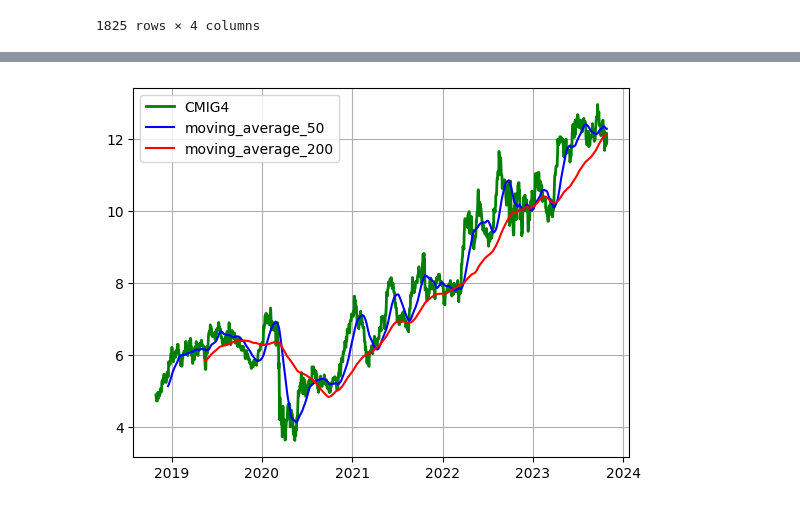
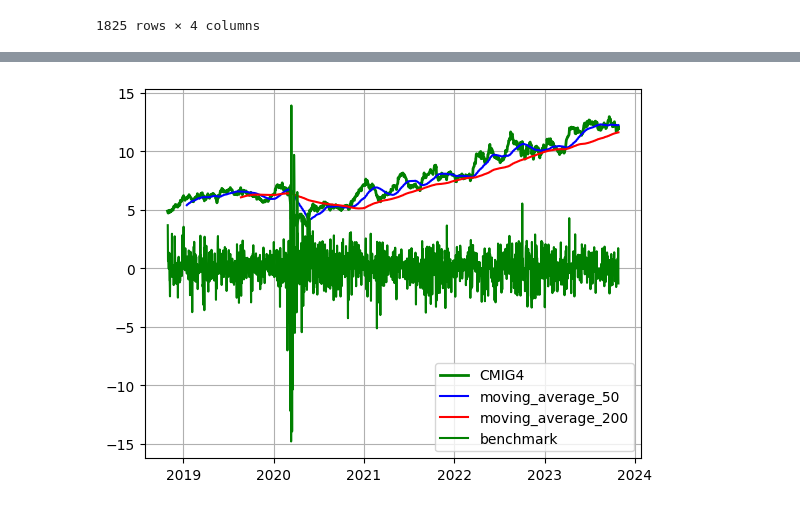
Before and after one commit to furlancad/Estudo-PMF, a Jupyter notebook: Análise_de_Ação.ipynb, the cells around one changed output, grey strips where cells are left out. Drawn from its saved outputs; the diff is of its cells as text; code cells hidden in the pictures.

```diff
--- a/Análise_de_Ação.ipynb
+++ b/Análise_de_Ação.ipynb
@@ -15,4 +20,5 @@ acao + '.SA'
 # %%
-acao = yf.download('CMIG4.SA', period='5y', auto_adjust=True, actions=True)
+acao = yf.download(acao_definida, period=periodo_definido, auto_adjust=True, actions=True)
+benchmark = yf.download(benchmark_definido, period=periodo_definido)
 # %% [output]
 [*********************100%%**********************]  1 of 1 completed
@@ -180,3 +199,6 @@ moving_average_200
 | 2023-10-26 | 12.129919 | 12.255036 | 11.980486 | 12.119331 |
 | 2023-10-27 | 12.134418 | 12.259066 | 11.983722 | 12.121902 |
 1825 rows × 4 columns
+# %%
+benchmark = benchmark.asfreq('D')
+benchmark
@@ -182,0 +220,3 @@ moving_average_200
+# %%
+benchmark.fillna(method='ffill', inplace=True)
+benchmark
@@ -182,0 +238,3 @@ moving_average_200
+# %%
+benchmark['Rentabilidade'] = benchmark['Close'].pct_change()*100
+benchmark
@@ -183,13 +256,14 @@ moving_average_200
 # %%
 plt.plot(acao['Close'].loc['2016-01-01':], 'g-', label='line 1', linewidth=2)
 plt.plot(acao.Close.rolling(50).mean().loc['2016-01-01':], 'b-', label='line 2',)
 plt.plot(acao.Close.rolling(200).mean().loc['2016-01-01':], 'r-', label='line 2',)
+plt.plot(benchmark['Rentabilidade'].loc['2016-01-01':], 'g-', label='line 2',)
 
-plt.legend(["CMIG4", "moving_average_50", 'moving_average_200'])
+plt.legend(["CMIG4", "moving_average_50", 'moving_average_200', 'benchmark'])
 plt.grid(True)
 
 # Salve o gráfico como uma imagem
 fig = plt.gcf()
 fig.savefig("image.png")
 # %% [output]
-[figure, old version]
+[figure, new version]
```
Also changed, not shown: parts of 20 cells of this notebook.
